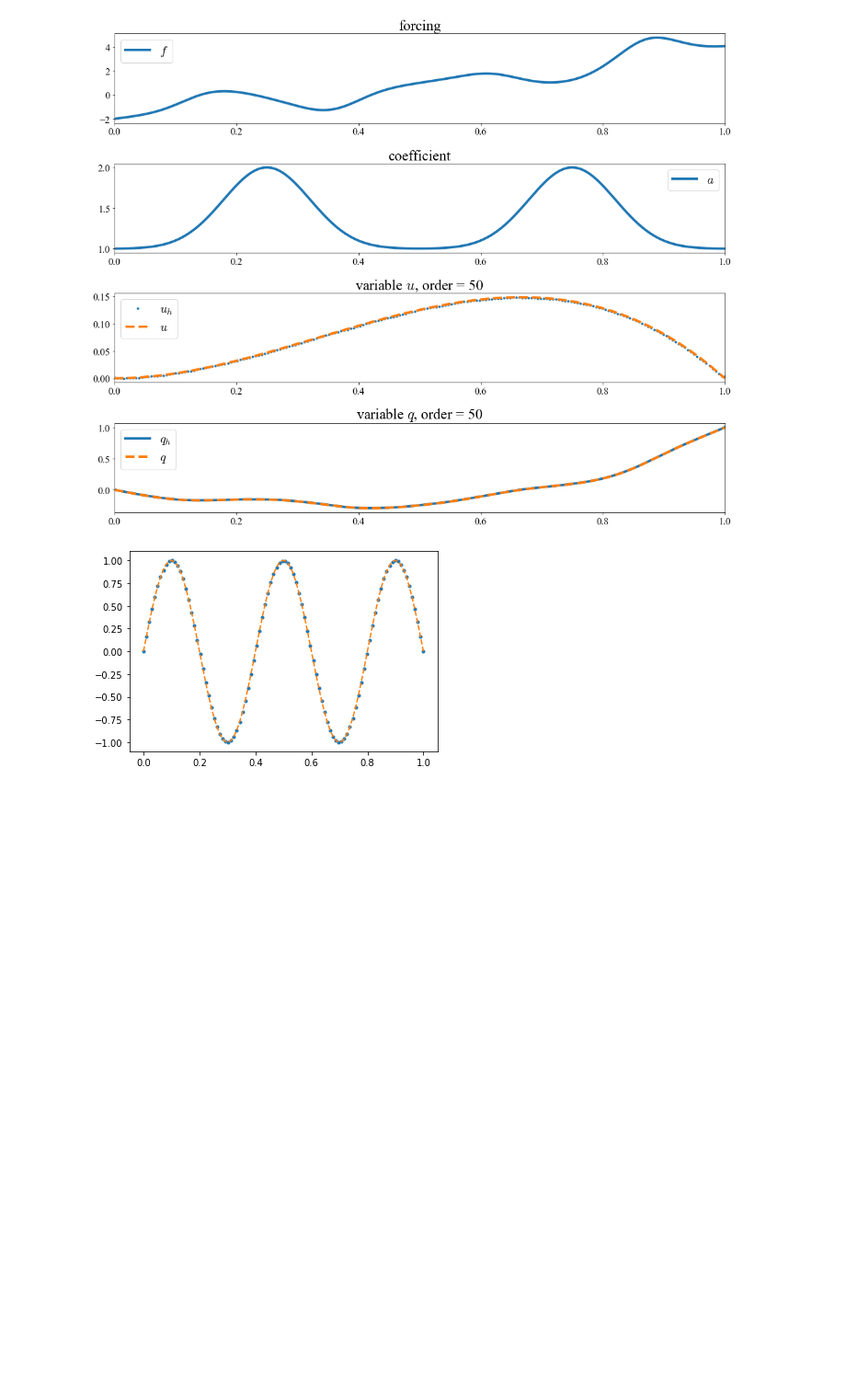
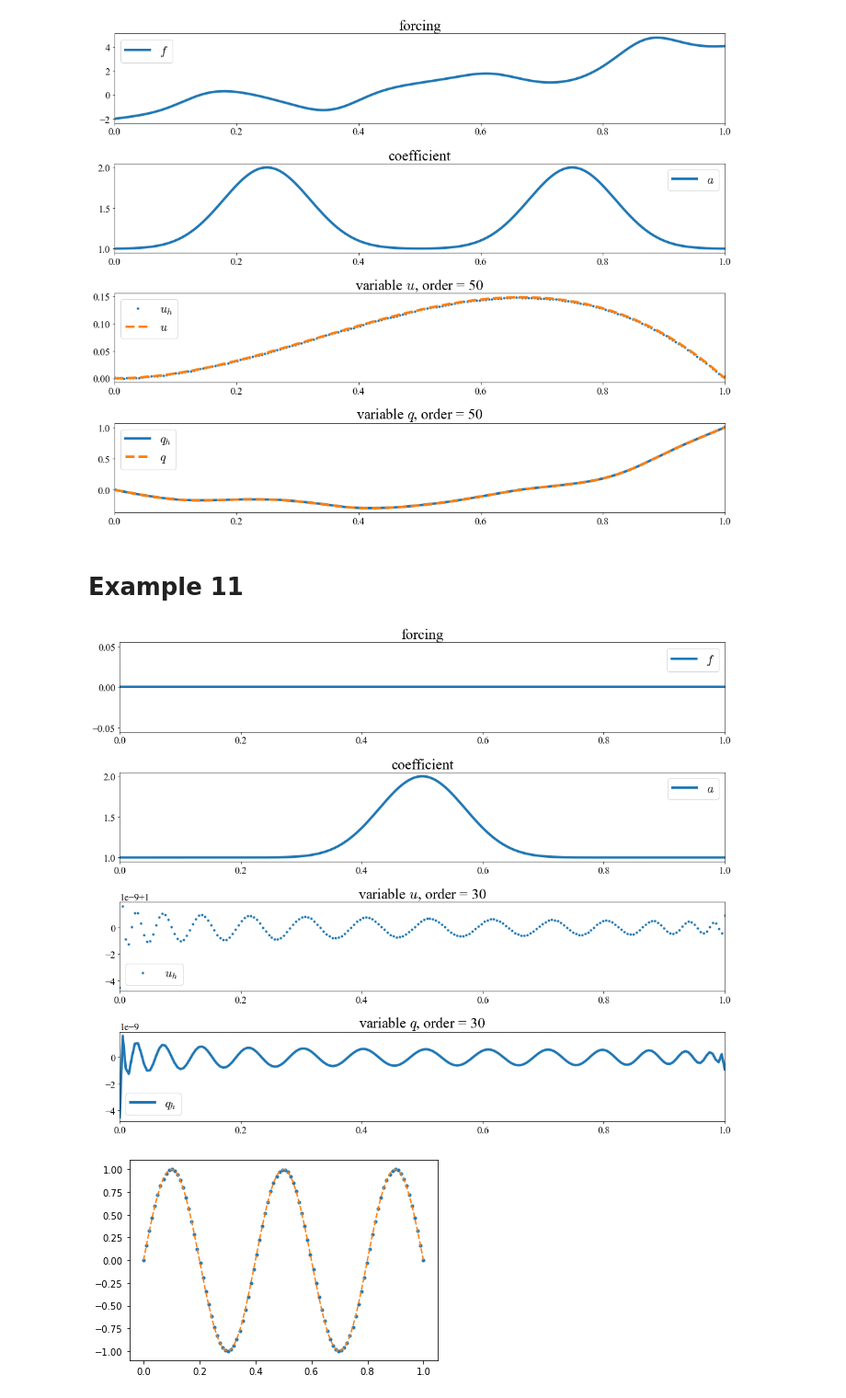
Before and after one commit to ManuelSanchezUribe/hdgmethods, a Jupyter notebook: HDG_Poisson/test_one_element_HDG.ipynb, the cells around one changed output. Shown at 92% size. Cells and saved outputs as stored; diff of their text form; code cells hidden in the pictures; blank space fills up the shorter version.

```diff
--- a/HDG_Poisson/test_one_element_HDG.ipynb
+++ b/HDG_Poisson/test_one_element_HDG.ipynb
@@ -49,7 +49,7 @@ def Convective1d(K, n):
 #         int_K B_j^{n}(x) * c(x) * B_i^{n}(x) dx
 def Mass1d(K, n, c):
     d = 1
-    mu = Compute_mu(K, 2*n,c,10)
+    mu = Compute_mu(K, 2*n,c)
     M = np.zeros((n+1,n+1), dtype=np.float64)
     for alpha0 in range(0,n+1):
         for beta0 in range(0,n+1):
@@ -69,6 +69,7 @@ def Compute_mu(K, n, f=None, q=None):
     # number of quadrature points
     if q is None or q <= 0.5*(n+1)+1:
         q = ceil(0.5*(n+1))+2
+    q = ceil(0.5*(n+1))+10
 
     if f is None:
         F0 = np.ones(q)
@@ -437,6 +438,31 @@ generate_all_plots(x0=0, xf=1.0,
                    qexact = qexact)
 # %% [output]
 [figure]
+# %% [markdown]
+# Example 11
+# %%
+#uexact_sym = (1-xsym)*xsym**2
+L = 10.0
+c_sym = 1.0/(1.0 + exp(-1.0/(1.0/L**2-((xsym-0.25)/L)**2))*exp(L**2) + exp(-1.0/(1.0/L**2-((xsym-0.75)/L)**2))*exp(L**2))
+#qexact_sym = c_sym * (3.0*xsym**2-2*xsym)
+#fsym = diff(qexact_sym, xsym)
+
+#
+f = lambda x: 0 * x
+a = lambda x: 1.0 + np.exp(-1.0/(1.0/L**2-((x-0.5)/L)**2))*np.exp(L**2)# + np.exp(-1.0/(1.0/L**2-((x-0.75)/L)**2))*np.exp(L**2)
+
+order = 30
+uh, qh = Compute_HDG_p( a, f, uhat = np.array([1.0,1.0]), p=order )
+generate_all_plots(x0=0, xf=1.0,
+                   forcing=f,
+                   coefficient=a,
+                   uh=uh,
+                   qh=qh,
+                   order = order,
+                   uexact = None,
+                   qexact = None)
+# %% [output]
+[figure, added]
 # %%
 xx = np.linspace(0,1,15)
 fun = lambda x: np.sin(5*np.pi*x)
```
